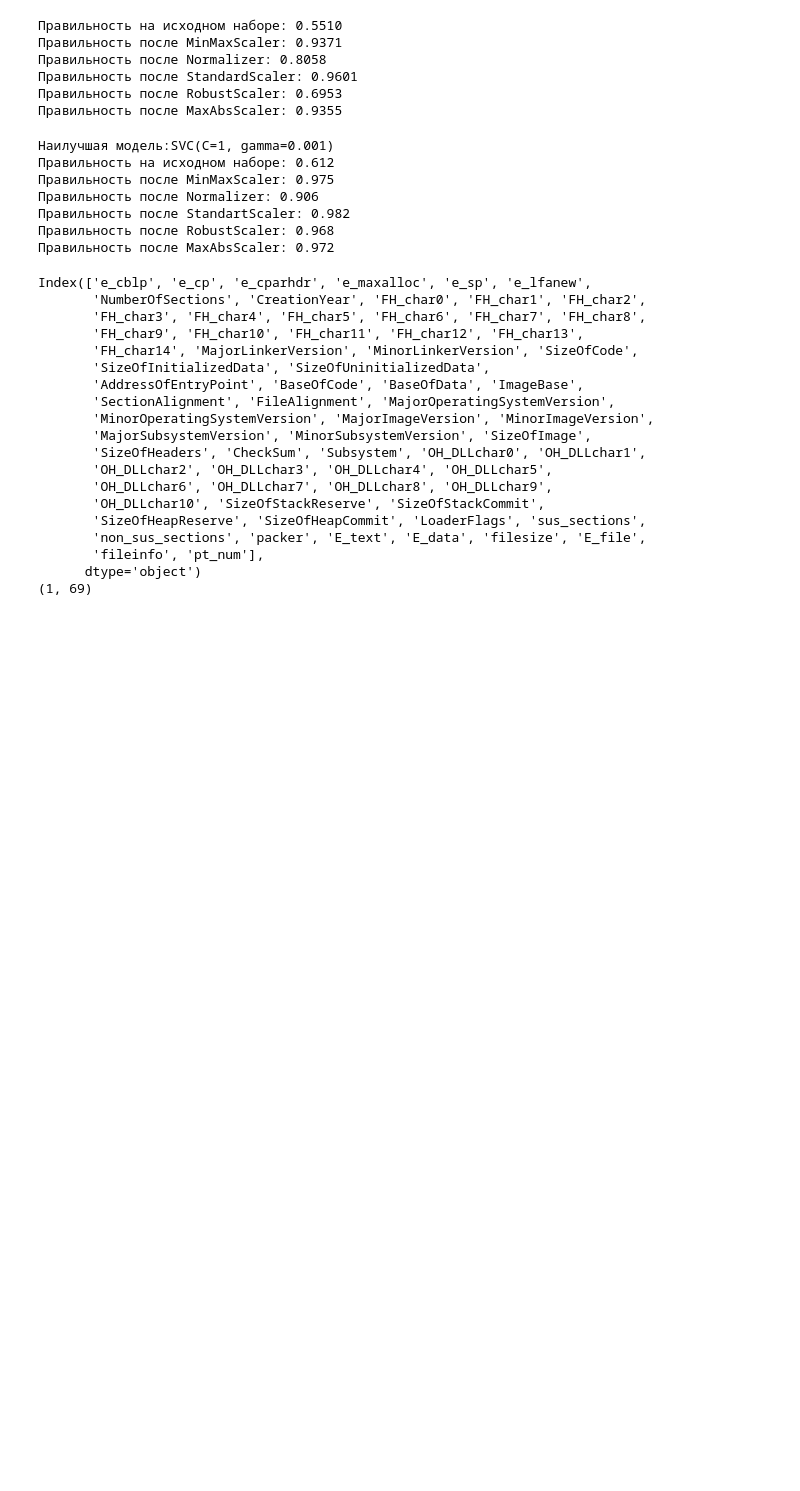
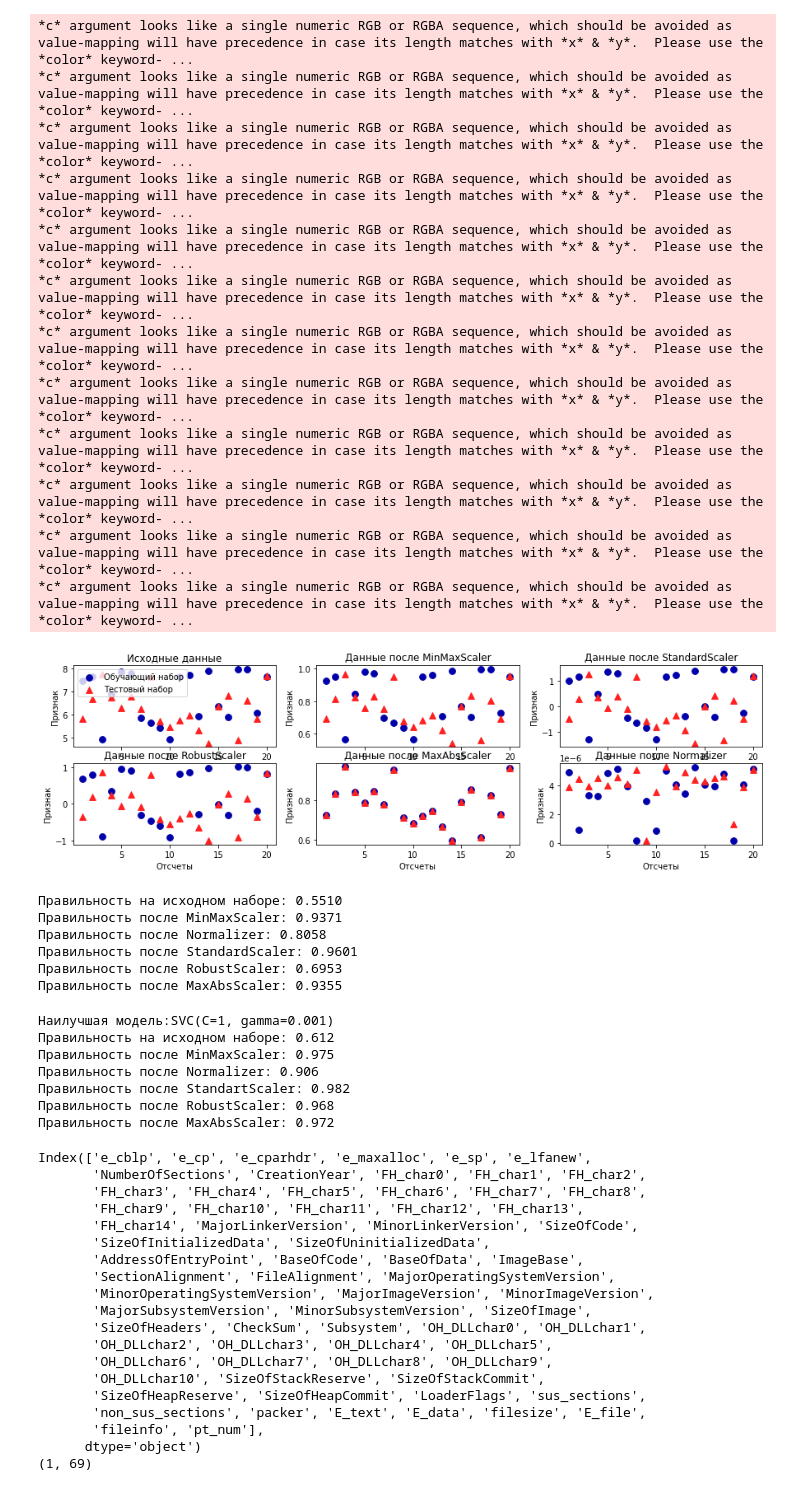
Before and after one commit to AlexKonstantinoff/PythonProjects, a Jupyter notebook: clamp_analysis.ipynb, the cells around one changed output. Cells and saved outputs as stored; diff of their text form; code cells hidden in the pictures; blank space fills up the shorter version.

```diff
--- a/clamp_analysis.ipynb
+++ b/clamp_analysis.ipynb
@@ -60,3 +77,60 @@ y = pd.DataFrame.to_numpy(x_train)[:, 66]
+# %%
+fig, axes = plt.subplots(2, 3, figsize = (15, 4), )
+
+axes[0][0].scatter(x, y_tr[:20], c = mglearn.cm2(0), label = "Обучающий набор", s=60)
+axes[0][0].scatter(x, y_t[:20], c = mglearn.cm2(1), marker='^',
+    label = "Тестовый набор", s=60)
+axes[0][0].legend(loc = "upper left")
+axes[0][0].set_title('Исходные данные')
+
+axes[0][1].scatter(x, y_tr_minmax[:20], c = mglearn.cm2(0),
+    label = "Обучающий набор", s=60)
+axes[0][1].scatter(x, y_t_minmax[:20], c = mglearn.cm2(1), marker='^',
+    label = "Тестовый набор", s=60)
+axes[0][1].set_title('Данные после MinMaxScaler')
+
+axes[0][2].scatter(x, y_tr_std[:20], c = mglearn.cm2(0),
+    label = "Обучающий набор", s=60)
+axes[0][2].scatter(x, y_t_std[:20], c = mglearn.cm2(1), marker='^',
+    label = "Тестовый набор", s=60)
+axes[0][2].set_title('Данные после StandardScaler')
+
+axes[1][0].scatter(x, y_tr_robust[:20], c = mglearn.cm2(0),
+    label = "Обучающий набор", s=60)
+axes[1][0].scatter(x, y_t_robust[:20], c = mglearn.cm2(1), marker='^',
+    label = "Тестовый набор", s=60)
+axes[1][0].set_title('Данные после RobustScaler')
+
+axes[1][1].scatter(x, y_tr_maxAbs[:20], c = mglearn.cm2(0),
+    label = "Обучающий набор", s=60)
+axes[1][1].scatter(x, y_t_maxAbs[:20], c = mglearn.cm2(1), marker='^',
+    label = "Тестовый набор", s=60)
+axes[1][1].set_title('Данные после MaxAbsScaler')
+
+axes[1][2].scatter(x, y_tr_norm[:20], c = mglearn.cm2(0),
+    label = "Обучающий набор", s=60)
+axes[1][2].scatter(x, y_t_norm[:20], c = mglearn.cm2(1), marker='^',
+    label = "Тестовый набор", s=60)
+axes[1][2].set_title('Данные после Normalizer')
+
+for ax in axes:
+    for a in ax:
+        a.set_xlabel('Отсчеты')
+        a.set_ylabel('Признак')
+# %% [output]
+*c* argument looks like a single numeric RGB or RGBA sequence, which should be avoided as value-mapping will have precedence in case its length matches with *x* & *y*.  Please use the *color* keyword- ...
+*c* argument looks like a single numeric RGB or RGBA sequence, which should be avoided as value-mapping will have precedence in case its length matches with *x* & *y*.  Please use the *color* keyword- ...
+*c* argument looks like a single numeric RGB or RGBA sequence, which should be avoided as value-mapping will have precedence in case its length matches with *x* & *y*.  Please use the *color* keyword- ...
+*c* argument looks like a single numeric RGB or RGBA sequence, which should be avoided as value-mapping will have precedence in case its length matches with *x* & *y*.  Please use the *color* keyword- ...
+*c* argument looks like a single numeric RGB or RGBA sequence, which should be avoided as value-mapping will have precedence in case its length matches with *x* & *y*.  Please use the *color* keyword- ...
+*c* argument looks like a single numeric RGB or RGBA sequence, which should be avoided as value-mapping will have precedence in case its length matches with *x* & *y*.  Please use the *color* keyword- ...
+*c* argument looks like a single numeric RGB or RGBA sequence, which should be avoided as value-mapping will have precedence in case its length matches with *x* & *y*.  Please use the *color* keyword- ...
+*c* argument looks like a single numeric RGB or RGBA sequence, which should be avoided as value-mapping will have precedence in case its length matches with *x* & *y*.  Please use the *color* keyword- ...
+*c* argument looks like a single numeric RGB or RGBA sequence, which should be avoided as value-mapping will have precedence in case its length matches with *x* & *y*.  Please use the *color* keyword- ...
+*c* argument looks like a single numeric RGB or RGBA sequence, which should be avoided as value-mapping will have precedence in case its length matches with *x* & *y*.  Please use the *color* keyword- ...
+*c* argument looks like a single numeric RGB or RGBA sequence, which should be avoided as value-mapping will have precedence in case its length matches with *x* & *y*.  Please use the *color* keyword- ...
+*c* argument looks like a single numeric RGB or RGBA sequence, which should be avoided as value-mapping will have precedence in case its length matches with *x* & *y*.  Please use the *color* keyword- ...
+[figure, added]
 # %%
 svc.fit(x_train, y_train)
 print('Правильность на исходном наборе: {:.4f}'.format(
```
Also changed, not shown: parts of 2 cells of this notebook.
